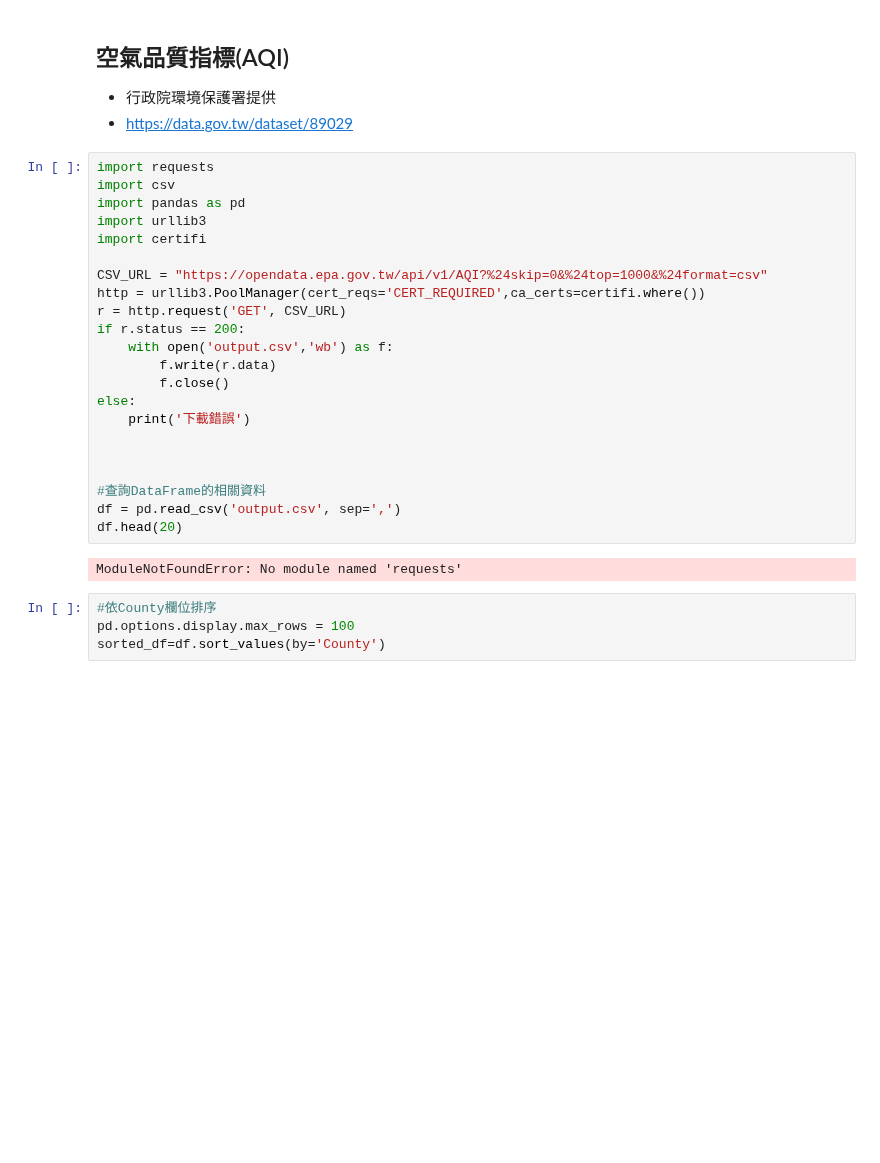
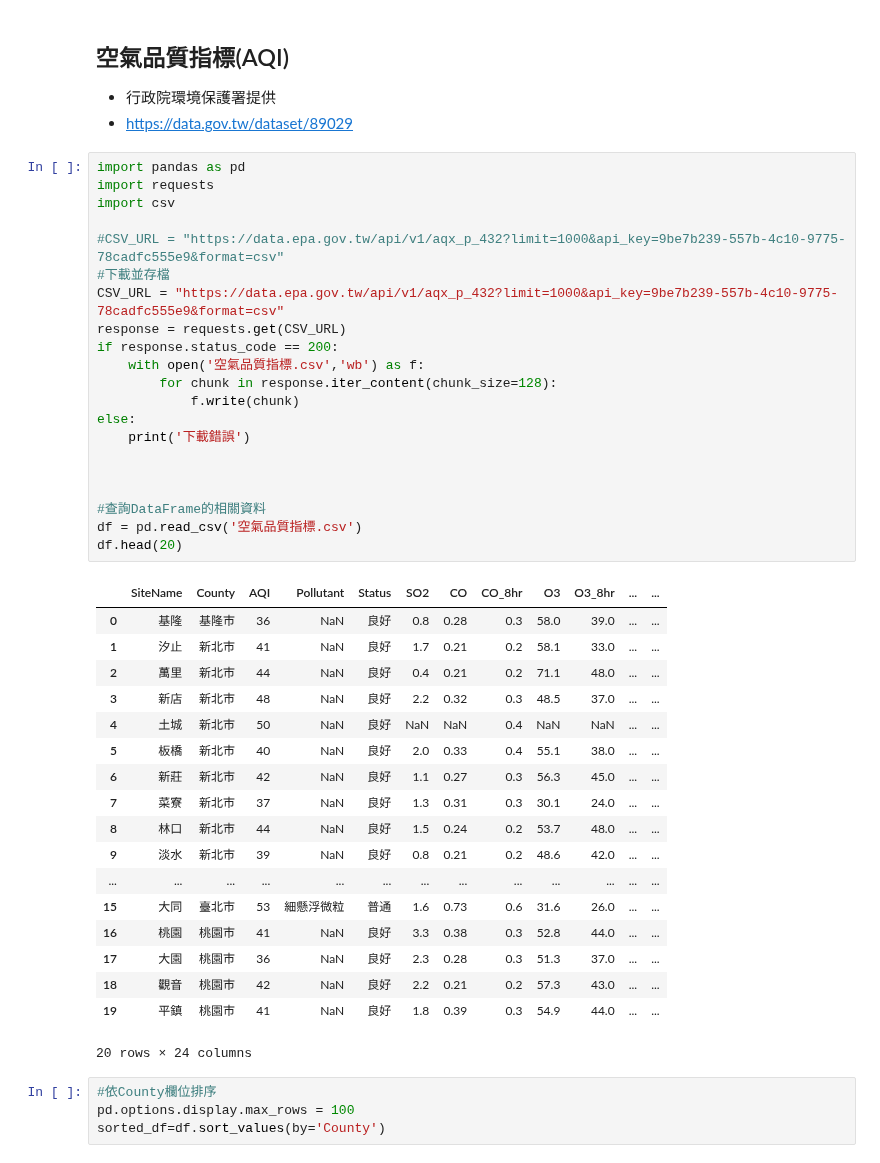
Before and after one commit to roberthsu2003/PythonForDataAnalysis, a Jupyter notebook: 資料分析範例/空氣品質指標.ipynb, the cells around one changed output. Cells and saved outputs as stored; diff of their text form; blank space fills up the shorter version.

Commit message:
空氣品質指標

```diff
--- a/資料分析範例/空氣品質指標.ipynb
+++ b/資料分析範例/空氣品質指標.ipynb
@@ -3,29 +3,45 @@
 - 行政院環境保護署提供
 - https://data.gov.tw/dataset/89029
 # %%
+import pandas as pd
 import requests
 import csv
-import pandas as pd
-import urllib3
-import certifi
 
-CSV_URL = "https://opendata.epa.gov.tw/api/v1/AQI?%24skip=0&%24top=1000&%24format=csv"
-http = urllib3.PoolManager(cert_reqs='CERT_REQUIRED',ca_certs=certifi.where())
-r = http.request('GET', CSV_URL)
-if r.status == 200:
-    with open('output.csv','wb') as f:
-        f.write(r.data)
-        f.close()
+#CSV_URL = "https://data.epa.gov.tw/api/v1/aqx_p_432?limit=1000&api_key=9be7b239-557b-4c10-9775-78cadfc555e9&format=csv"
+#下載並存檔
+CSV_URL = "https://data.epa.gov.tw/api/v1/aqx_p_432?limit=1000&api_key=9be7b239-557b-4c10-9775-78cadfc555e9&format=csv"
+response = requests.get(CSV_URL)
+if response.status_code == 200:
+    with open('空氣品質指標.csv','wb') as f:
+        for chunk in response.iter_content(chunk_size=128):
+            f.write(chunk)
 else:
     print('下載錯誤')
 
 
 
 #查詢DataFrame的相關資料
-df = pd.read_csv('output.csv', sep=',')
+df = pd.read_csv('空氣品質指標.csv')
 df.head(20)
 # %% [output]
+|  | SiteName | County | AQI | Pollutant | Status | SO2 | CO | CO_8hr | O3 | O3_8hr | ... | ... |
+| 0 | 基隆 | 基隆市 | 36 | NaN | 良好 | 0.8 | 0.28 | 0.3 | 58.0 | 39.0 | ... | ... |
+| 1 | 汐止 | 新北市 | 41 | NaN | 良好 | 1.7 | 0.21 | 0.2 | 58.1 | 33.0 | ... | ... |
+| 2 | 萬里 | 新北市 | 44 | NaN | 良好 | 0.4 | 0.21 | 0.2 | 71.1 | 48.0 | ... | ... |
+| 3 | 新店 | 新北市 | 48 | NaN | 良好 | 2.2 | 0.32 | 0.3 | 48.5 | 37.0 | ... | ... |
+| 4 | 土城 | 新北市 | 50 | NaN | 良好 | NaN | NaN | 0.4 | NaN | NaN | ... | ... |
+| 5 | 板橋 | 新北市 | 40 | NaN | 良好 | 2.0 | 0.33 | 0.4 | 55.1 | 38.0 | ... | ... |
+| 6 | 新莊 | 新北市 | 42 | NaN | 良好 | 1.1 | 0.27 | 0.3 | 56.3 | 45.0 | ... | ... |
+| 7 | 菜寮 | 新北市 | 37 | NaN | 良好 | 1.3 | 0.31 | 0.3 | 30.1 | 24.0 | ... | ... |
+| 8 | 林口 | 新北市 | 44 | NaN | 良好 | 1.5 | 0.24 | 0.2 | 53.7 | 48.0 | ... | ... |
+| 9 | 淡水 | 新北市 | 39 | NaN | 良好 | 0.8 | 0.21 | 0.2 | 48.6 | 42.0 | ... | ... |
+| ... | ... | ... | ... | ... | ... | ... | ... | ... | ... | ... | ... | ... |
+| 15 | 大同 | 臺北市 | 53 | 細懸浮微粒 | 普通 | 1.6 | 0.73 | 0.6 | 31.6 | 26.0 | ... | ... |
+| 16 | 桃園 | 桃園市 | 41 | NaN | 良好 | 3.3 | 0.38 | 0.3 | 52.8 | 44.0 | ... | ... |
+| 17 | 大園 | 桃園市 | 36 | NaN | 良好 | 2.3 | 0.28 | 0.3 | 51.3 | 37.0 | ... | ... |
+| 18 | 觀音 | 桃園市 | 42 | NaN | 良好 | 2.2 | 0.21 | 0.2 | 57.3 | 43.0 | ... | ... |
+| 19 | 平鎮 | 桃園市 | 41 | NaN | 良好 | 1.8 | 0.39 | 0.3 | 54.9 | 44.0 | ... | ... |
-ModuleNotFoundError: No module named 'requests'
+20 rows × 24 columns
 # %%
 #依County欄位排序
 pd.options.display.max_rows = 100
```
